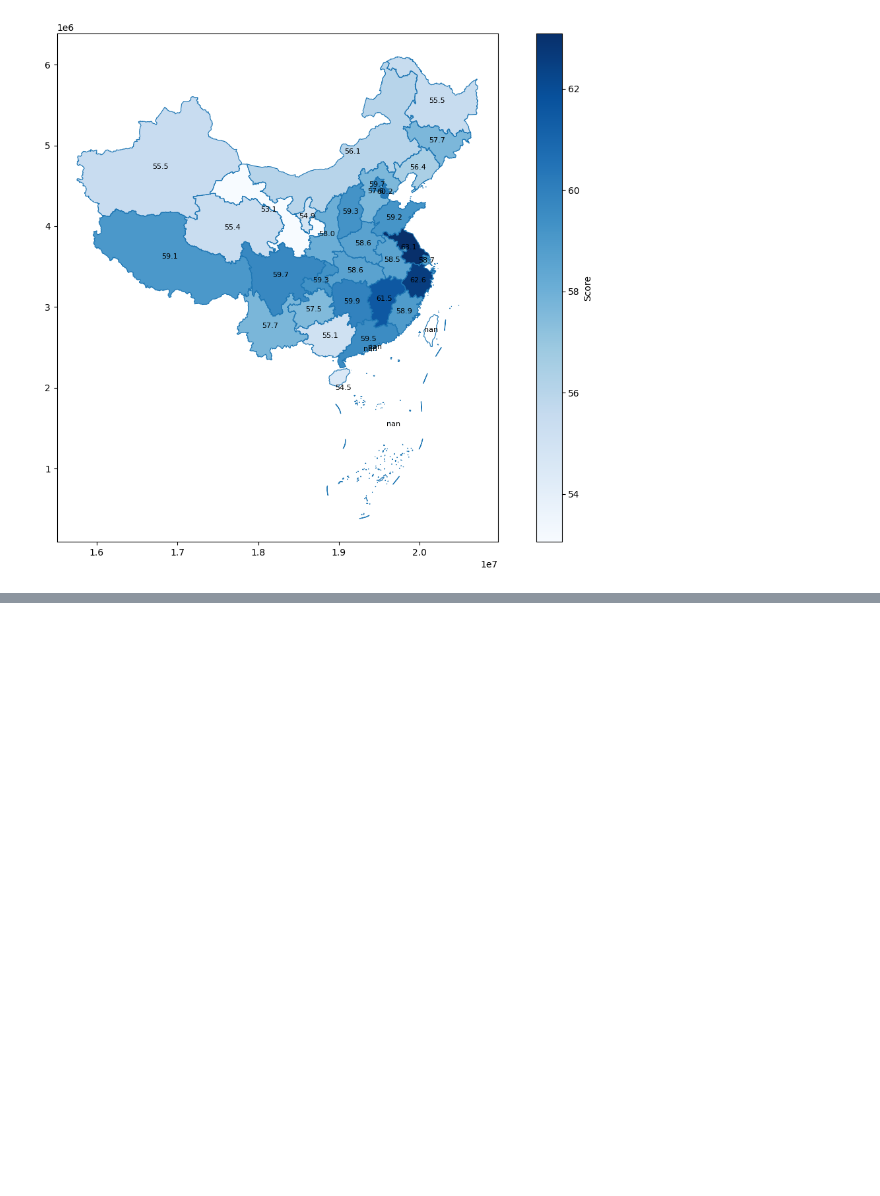
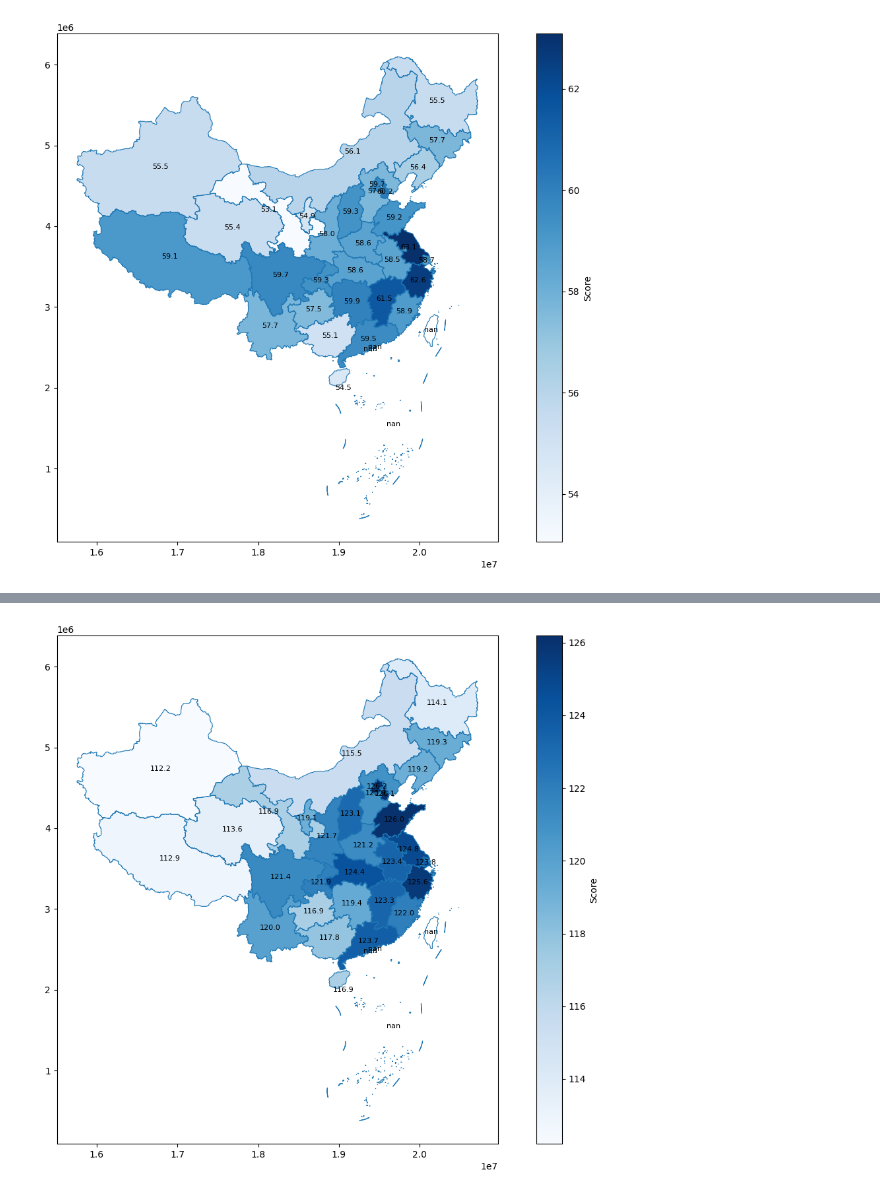
Before and after one commit to coderzzy/data_analysis, a Jupyter notebook: notebooks/guokao2024.ipynb, the cells around one changed output, grey strips where cells are left out. Drawn from its saved outputs; the diff is of its cells as text; code cells hidden in the pictures; blank space fills up the shorter version.

```diff
--- a/notebooks/guokao2024.ipynb
+++ b/notebooks/guokao2024.ipynb
@@ -209,0 +252,18 @@ plt.show()
+# %%
+# 岗位分数与地区的分布（不考虑中央级别）
+# 地区数组
+regions = ['北京', '天津', '上海', '重庆',
+           '内蒙古', '广西', '西藏', '宁夏', '新疆',
+           '河北', '山西', '辽宁', '吉林', '黑龙江', '江苏',
+           '江西', '山东', '河南', '湖北', '湖南', '广东',
+           '海南', '四川', '贵州', '云南', '西藏', '陕西',
+           '甘肃', '青海', '浙江', '安徽', '福建']
+
+# 遍历每个地区，计算平均录取分数
+region_scores = {}
+for region in regions:
+    region_data = df_above_89[df_above_89['招录机关-用人司局-招考职位'].str.contains(region)]  # 筛选出特定地区的数据
+    average_score = region_data['最低面试分数'].mean()  # 计算平均录取分数
+    # print(f"地区 {region} 的平均录取分数为 {average_score}")
+    region_scores[region] = average_score
+sorted(region_scores.items(), key=lambda x: x[1], reverse=True)[:10]
@@ -210,3 +281,32 @@ plt.show()
+# %%
+# 读取中国地图数据
+# china_map = gpd.read_file(gpd.datasets.get_path('naturalearth_lowres'))
+china_map = gpd.read_file('https://geo.datav.aliyun.com/areas_v3/bound/100000_full.json').to_crs('EPSG:4573')
+
+# 获取地图数据中的地区名
+map_region_names = china_map['name'].tolist()
+
+# 模糊匹配地区名并添加分数到 GeoDataFrame
+scored_regions = []
+for input_region, score in region_scores.items():
+    matched_region, _ = process.extractOne(input_region, map_region_names)
+    scored_regions.append({'Region': matched_region, 'Score': score})
+
+df_scores = gpd.GeoDataFrame(scored_regions, columns=['Region', 'Score'])
+merged = china_map.merge(df_scores, how='left', left_on='name', right_on='Region')
+
+# 绘制地图
+fig, ax = plt.subplots(1, 1, figsize=(15, 10))
+merged.boundary.plot(ax=ax, linewidth=0.8)
+merged.plot(column='Score', ax=ax, legend=True, legend_kwds={'label': "Score"}, cmap='Blues', linewidth=0.8)
+
+# 在地图上标注分数值
+for x, y, label in zip(merged.geometry.centroid.x, merged.geometry.centroid.y, merged['Score']):
+   ax.text(x, y, f"{round(label, 1)}", fontsize=8, ha='center', va='center')
+
+plt.show()
+# %% [output]
+[figure, added]
 # %% [markdown]
 ## 更多探索
 - 跟报名表数据匹配，增加职位属性、招考人数等信息，可进行文理科分析等功能
```
Also changed, not shown: parts of 6 cells of this notebook.
